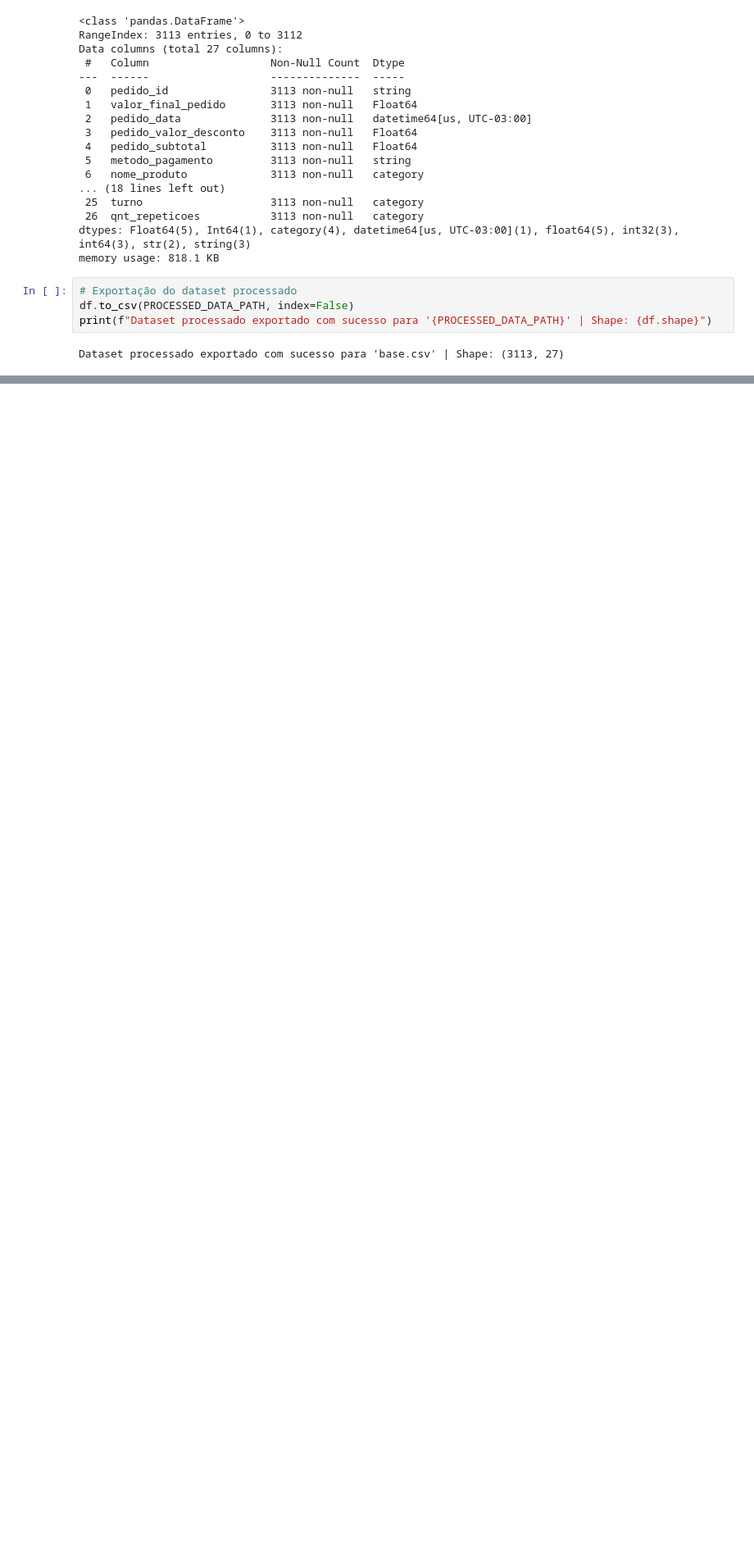
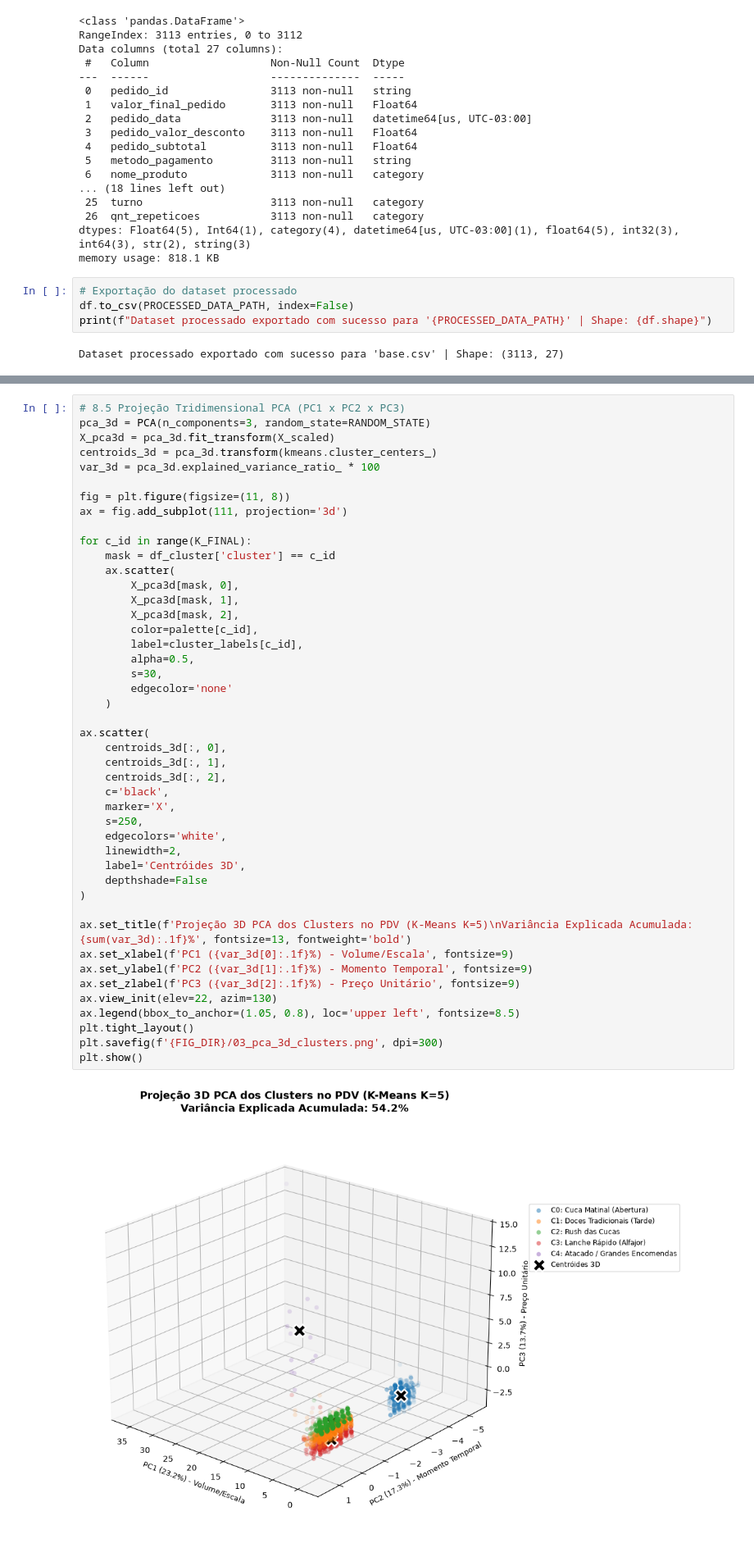
Before and after one commit to SIS-AMF/2026-2_trablho-g1-cd-ai2, a Jupyter notebook: eda_v2.ipynb, the cells around one changed output, grey strips where cells are left out. Shown at 82% size. Drawn from its saved outputs; the diff is of its cells as text; blank space fills up the shorter version.

```diff
--- a/eda_v2.ipynb
+++ b/eda_v2.ipynb
@@ -809,0 +1202,47 @@ plt.show()
+# %%
+# 8.5 Projeção Tridimensional PCA (PC1 x PC2 x PC3)
+pca_3d = PCA(n_components=3, random_state=RANDOM_STATE)
+X_pca3d = pca_3d.fit_transform(X_scaled)
+centroids_3d = pca_3d.transform(kmeans.cluster_centers_)
+var_3d = pca_3d.explained_variance_ratio_ * 100
+
+fig = plt.figure(figsize=(11, 8))
+ax = fig.add_subplot(111, projection='3d')
+
+for c_id in range(K_FINAL):
+    mask = df_cluster['cluster'] == c_id
+    ax.scatter(
+        X_pca3d[mask, 0],
+        X_pca3d[mask, 1],
+        X_pca3d[mask, 2],
+        color=palette[c_id],
+        label=cluster_labels[c_id],
+        alpha=0.5,
+        s=30,
+        edgecolor='none'
+    )
+
+ax.scatter(
+    centroids_3d[:, 0],
+    centroids_3d[:, 1],
+    centroids_3d[:, 2],
+    c='black',
+    marker='X',
+    s=250,
+    edgecolors='white',
+    linewidth=2,
+    label='Centróides 3D',
+    depthshade=False
+)
+
+ax.set_title(f'Projeção 3D PCA dos Clusters no PDV (K-Means K=5)\nVariância Explicada Acumulada: {sum(var_3d):.1f}%', fontsize=13, fontweight='bold')
+ax.set_xlabel(f'PC1 ({var_3d[0]:.1f}%) - Volume/Escala', fontsize=9)
+ax.set_ylabel(f'PC2 ({var_3d[1]:.1f}%) - Momento Temporal', fontsize=9)
+ax.set_zlabel(f'PC3 ({var_3d[2]:.1f}%) - Preço Unitário', fontsize=9)
+ax.view_init(elev=22, azim=130)
+ax.legend(bbox_to_anchor=(1.05, 0.8), loc='upper left', fontsize=8.5)
+plt.tight_layout()
+plt.savefig(f'{FIG_DIR}/03_pca_3d_clusters.png', dpi=300)
+plt.show()
+# %% [output]
+[figure, added]
```
Also changed, not shown: parts of 16 cells of this notebook, 7 other files.
